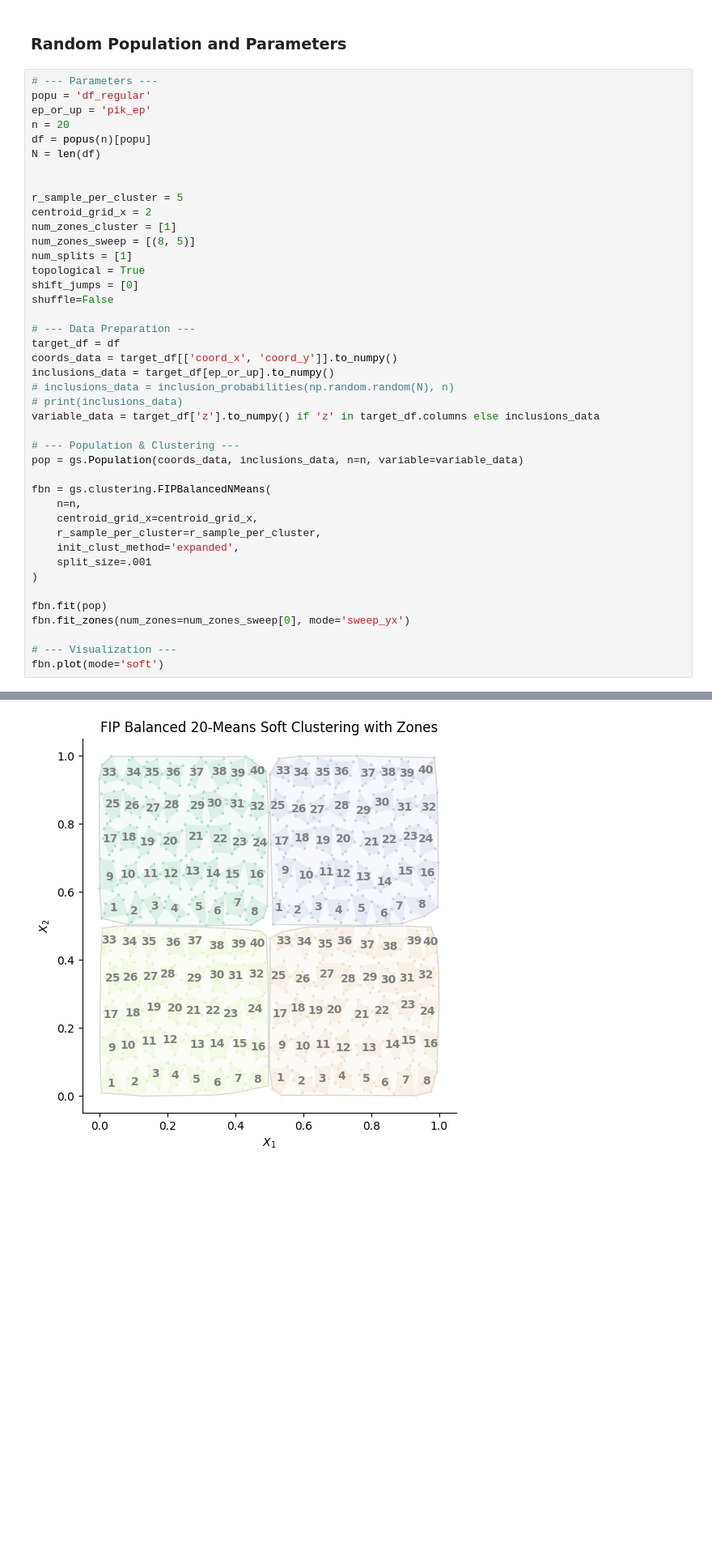
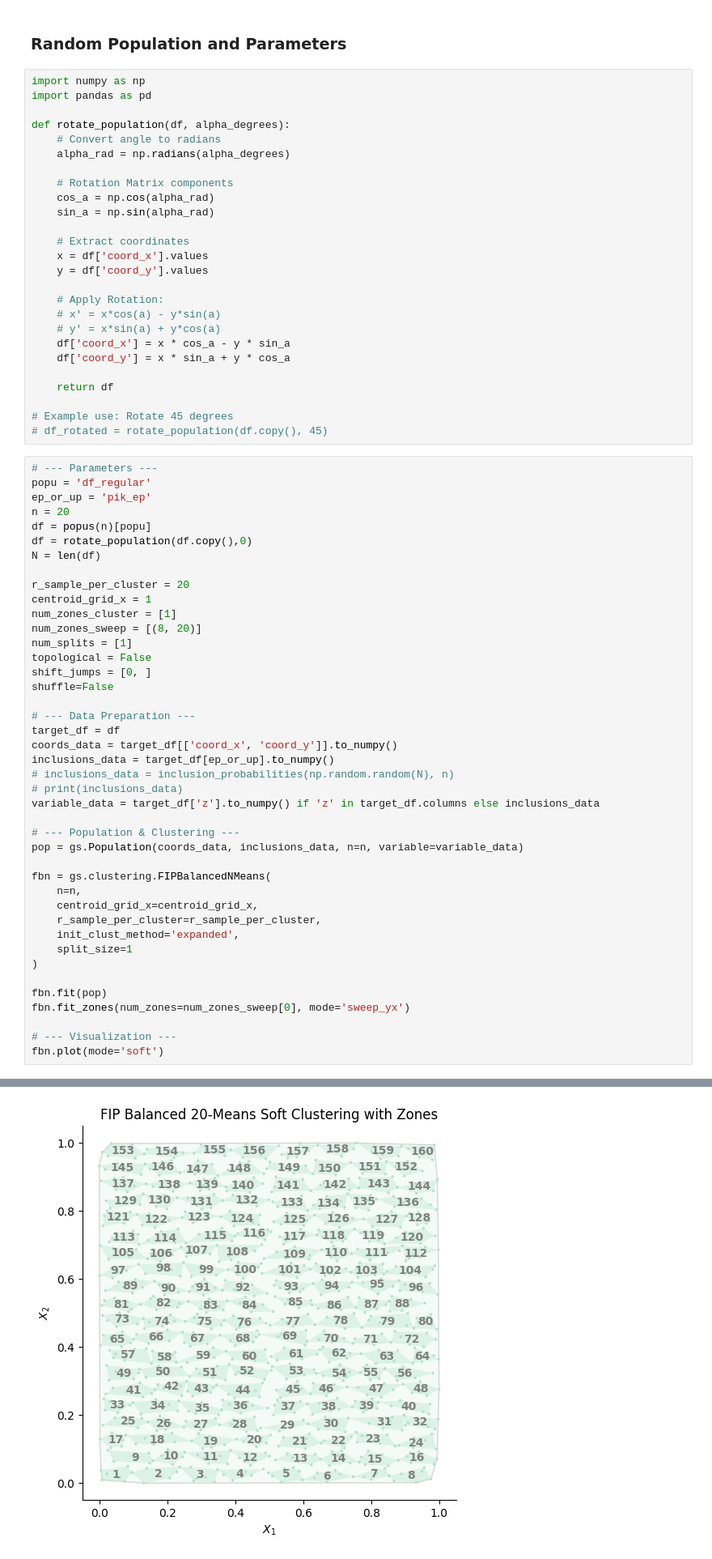
Before and after one commit to mehdimhb/graphical-sampling, a Jupyter notebook: simulations/jupyters/sampling.ipynb, the cells around one changed output, grey strips where cells are left out. Shown at 81% size. Drawn from its saved outputs; the diff is of its cells as text; blank space fills up the shorter version.

```diff
--- a/simulations/jupyters/sampling.ipynb
+++ b/simulations/jupyters/sampling.ipynb
@@ -137,51 +134,77 @@ def popus(n, path="populations/real"):
     return dfs
 # %% [markdown]
 ### Random Population and Parameters
+# %%
+import numpy as np
+import pandas as pd
+
+def rotate_population(df, alpha_degrees):
+    # Convert angle to radians
+    alpha_rad = np.radians(alpha_degrees)
+
+    # Rotation Matrix components
+    cos_a = np.cos(alpha_rad)
+    sin_a = np.sin(alpha_rad)
+
+    # Extract coordinates
+    x = df['coord_x'].values
+    y = df['coord_y'].values
+
+    # Apply Rotation:
+    # x' = x*cos(a) - y*sin(a)
+    # y' = x*sin(a) + y*cos(a)
+    df['coord_x'] = x * cos_a - y * sin_a
+    df['coord_y'] = x * sin_a + y * cos_a
+
+    return df
+
+# Example use: Rotate 45 degrees
+# df_rotated = rotate_population(df.copy(), 45)
 # %%
 # --- Parameters ---
 popu = 'df_regular'
 ep_or_up = 'pik_ep'
 n = 20
 df = popus(n)[popu]
+df = rotate_population(df.copy(),0)
 N = len(df)
 
-
-r_sample_per_cluster = 5
-centroid_grid_x = 2
+r_sample_per_cluster = 20
+centroid_grid_x = 1
 num_zones_cluster = [1]
-num_zones_sweep = [(8, 5)]
+num_zones_sweep = [(8, 20)]
 num_splits = [1]
-topological = True
-shift_jumps = [0]
+topological = False
+shift_jumps = [0, ]
 shuffle=False
 
 # --- Data Preparation ---
 target_df = df
 coords_data = target_df[['coord_x', 'coord_y']].to_numpy()
 inclusions_data = target_df[ep_or_up].to_numpy()
 # inclusions_data = inclusion_probabilities(np.random.random(N), n)
 # print(inclusions_data)
 variable_data = target_df['z'].to_numpy() if 'z' in target_df.columns else inclusions_data
 
 # --- Population & Clustering ---
 pop = gs.Population(coords_data, inclusions_data, n=n, variable=variable_data)
 
 fbn = gs.clustering.FIPBalancedNMeans(
     n=n,
     centroid_grid_x=centroid_grid_x,
     r_sample_per_cluster=r_sample_per_cluster,
     init_clust_method='expanded',
-    split_size=.001
+    split_size=1
 )
 
 fbn.fit(pop)
 fbn.fit_zones(num_zones=num_zones_sweep[0], mode='sweep_yx')
 
 # --- Visualization ---
 fbn.plot(mode='soft')
 # %% [output]
 <Axes: title={'center': 'FIP Balanced 20-Means Soft Clustering with Zones'}, xlabel='$X_1$', ylabel='$X_2$'>
-[figure, old version]
+[figure, new version]
 # %% [markdown]
 ### Pre-Process
 # %%
```
Also changed, not shown: parts of 12 cells of this notebook, 3 other files.
